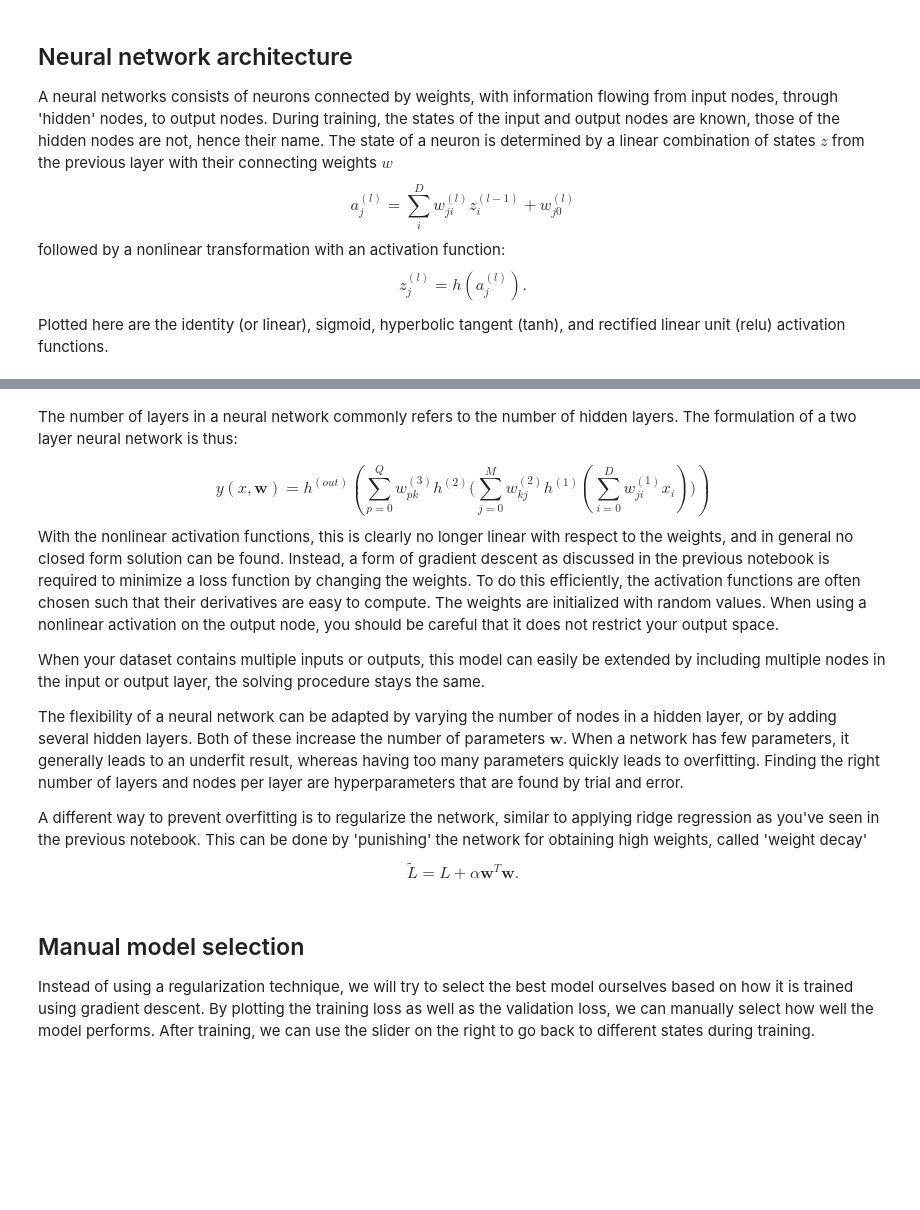
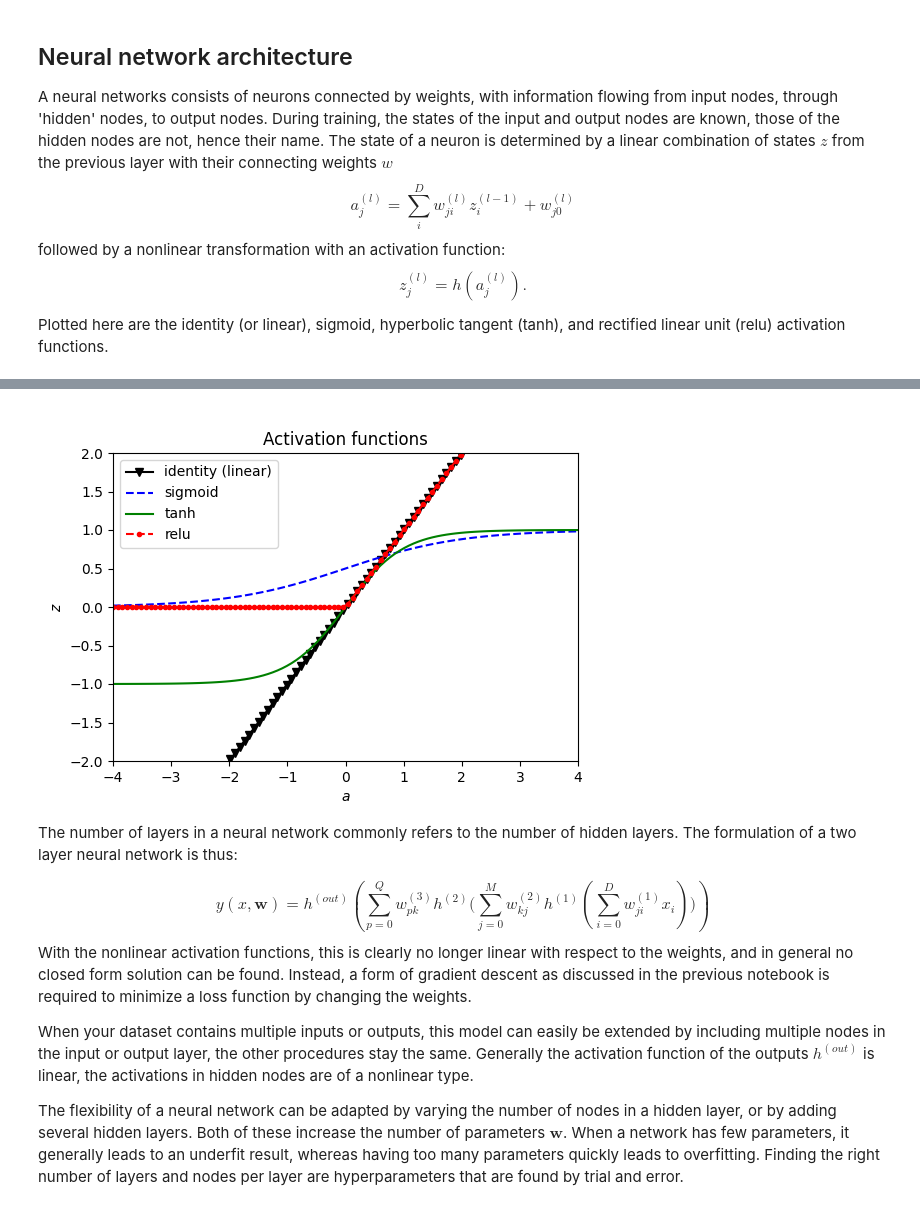
Before and after one commit to annepoot/mude, a Jupyter notebook: notebook_05_NN.ipynb, the cells around one changed output, grey strips where cells are left out. Saved outputs shown, nothing was run; the diff lists cells and outputs as text; code cells hidden in the pictures; blank space fills up the shorter version.

Commit message:
Normalization, initial values, more text, bugfixes

```diff
--- a/notebook_05_NN.ipynb
+++ b/notebook_05_NN.ipynb
@@ -91,7 +88,7 @@ relu = [max(0, x) for x in x]
 
 # Plot figure
 plt.figure(figsize=(6,4))
-plt.plot(x, identity, 'k-v',label='identity')
+plt.plot(x, identity, 'k-v',label='identity (linear)')
 plt.plot(x, sigmoid, 'b--',label='sigmoid')
 plt.plot(x, tanh, 'g-',label='tanh')
 plt.plot(x, relu, 'r.--',label='relu')
@@ -108,20 +103,18 @@ plt.show()
+[figure, added]
 # %% [markdown]
 The number of layers in a neural network commonly refers to the number of hidden layers. The formulation of a two layer neural network is thus:
 
 
 $$ y(x, \mathbf{w}) = h^{(out)} \left( \sum_{p=0}^{Q} w_{pk}^{(3)} h^{(2)} \big( \sum_{j=0}^{M} w_{kj}^{(2)} h^{(1)} ( \sum_{i=0}^{D} w_{ji}^{(1)} x_i ) \big) \right) $$
-With the nonlinear activation functions, this is clearly no longer linear with respect to the weights, and in general no closed form solution can be found. Instead, a form of gradient descent as discussed in the previous notebook is required to minimize a loss function by changing the weights. To do this efficiently, the activation functions are often chosen such that their derivatives are easy to compute. The weights are initialized with random values.
-When using a nonlinear activation on the output node, you should be careful that it does not restrict your output space.
+With the nonlinear activation functions, this is clearly no longer linear with respect to the weights, and in general no closed form solution can be found. Instead, a form of gradient descent as discussed in the previous notebook is required to minimize a loss function by changing the weights.
 
-When your dataset contains multiple inputs or outputs, this model can easily be extended by including multiple nodes in the input or output layer, the solving procedure stays the same.
+
+<!-- To do this efficiently, the activation functions are often chosen such that their derivatives are easy to compute. The weights are initialized with random values. -->
+<!-- When using a nonlinear activation on the output node, you should be careful that it does not restrict your output space. -->
+
+When your dataset contains multiple inputs or outputs, this model can easily be extended by including multiple nodes in the input or output layer, the other procedures stay the same. Generally the activation function of the outputs $h^{(out)}$ is linear, the activations in hidden nodes are of a nonlinear type.
 
 The flexibility of a neural network can be adapted by varying the number of nodes in a hidden layer, or by adding several hidden layers. Both of these increase the number of parameters $\mathbf{w}$. When a network has few parameters, it generally leads to an underfit result, whereas having too many parameters quickly leads to overfitting. Finding the right number of layers and nodes per layer are hyperparameters that are found by trial and error.
-
-A different way to prevent overfitting is to regularize the network, similar to applying ridge regression as you've seen in the previous notebook. This can be done by 'punishing' the network for obtaining high weights, called 'weight decay'
-$$\tilde{L} = L + \alpha \mathbf{w}^T \mathbf{w}.$$
-# %% [markdown]
-## Manual model selection
-Instead of using a regularization technique, we will try to select the best model ourselves based on how it is trained using gradient descent. By plotting the training loss as well as the validation loss, we can manually select how well the model performs. After training, we can use the slider on the right to go back to different states during training.
 # %%
 # Define the prediction locations
 # (note that these are different from the locations where we observed our data)
```
Also changed, not shown: parts of 10 cells of this notebook, 1 other file.
